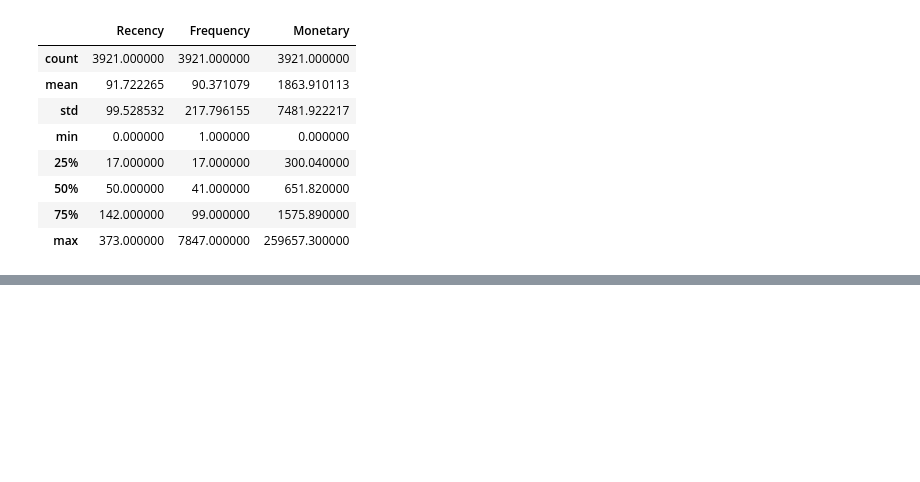
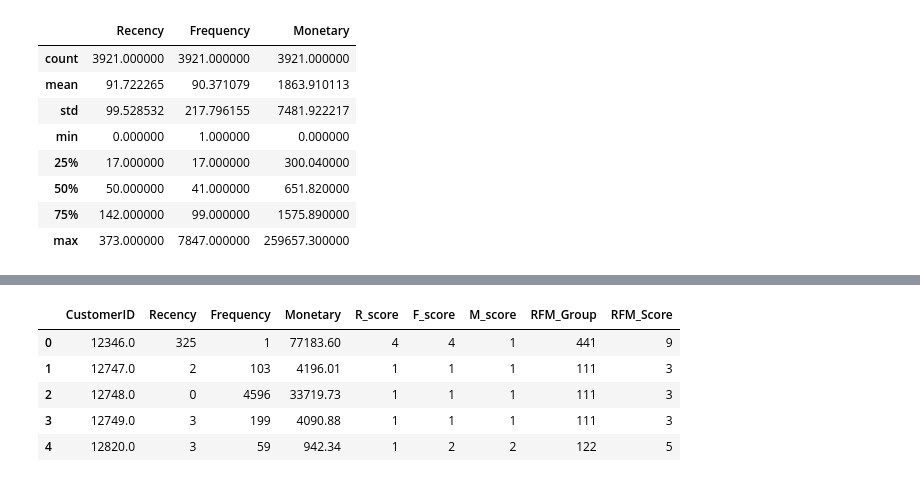
Before and after one commit to alan-w25/Stat-Learning-Final-Project, a Jupyter notebook: main.ipynb, the cells around one changed output, grey strips where cells are left out. Saved outputs shown, nothing was run; the diff lists cells and outputs as text; code cells hidden in the pictures; blank space fills up the shorter version.

```diff
--- a/main.ipynb
+++ b/main.ipynb
@@ -163,0 +223,14 @@ for var in list(RFM_data.columns[1:4]):
+# %%
+#Now we will create : RFMGroup and RFMScore
+RFM_data['RFM_Group'] = RFM_data['R_score'].astype(str) + RFM_data['F_score'].astype(str) + RFM_data['M_score'].astype(str)
+
+#Score
+RFM_data['RFM_Score'] = RFM_data[['R_score','F_score','M_score']].sum(axis = 1)
+RFM_data.head()
+# %% [output]
+|  | CustomerID | Recency | Frequency | Monetary | R_score | F_score | M_score | RFM_Group | RFM_Score |
+| 0 | 12346.0 | 325 | 1 | 77183.60 | 4 | 4 | 1 | 441 | 9 |
+| 1 | 12747.0 | 2 | 103 | 4196.01 | 1 | 1 | 1 | 111 | 3 |
+| 2 | 12748.0 | 0 | 4596 | 33719.73 | 1 | 1 | 1 | 111 | 3 |
+| 3 | 12749.0 | 3 | 199 | 4090.88 | 1 | 1 | 1 | 111 | 3 |
+| 4 | 12820.0 | 3 | 59 | 942.34 | 1 | 2 | 2 | 122 | 5 |
```
Also changed, not shown: parts of 10 cells of this notebook.
